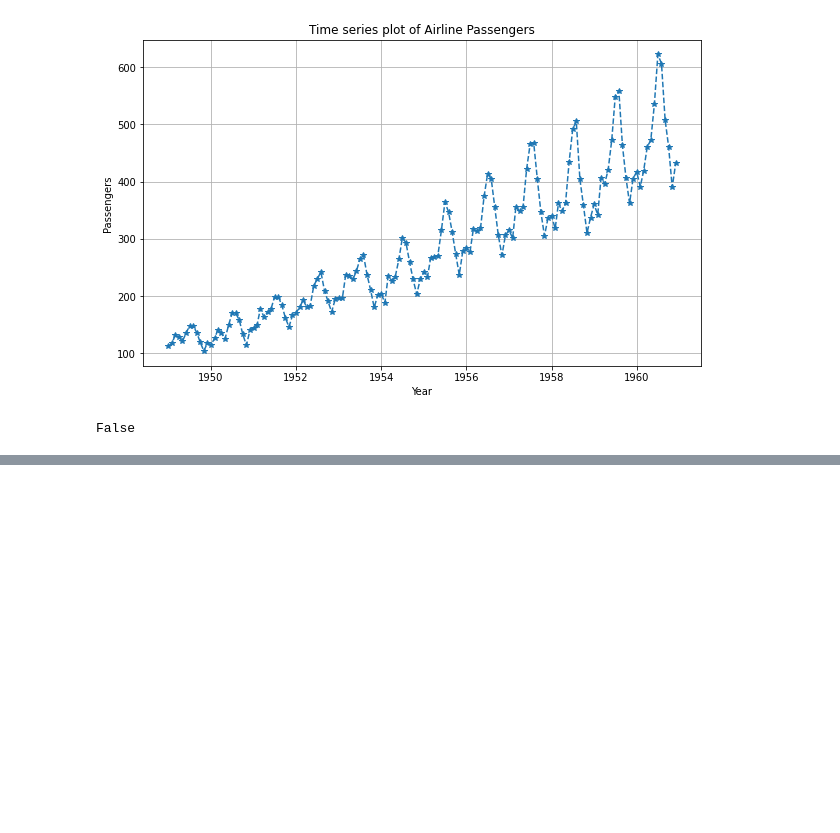
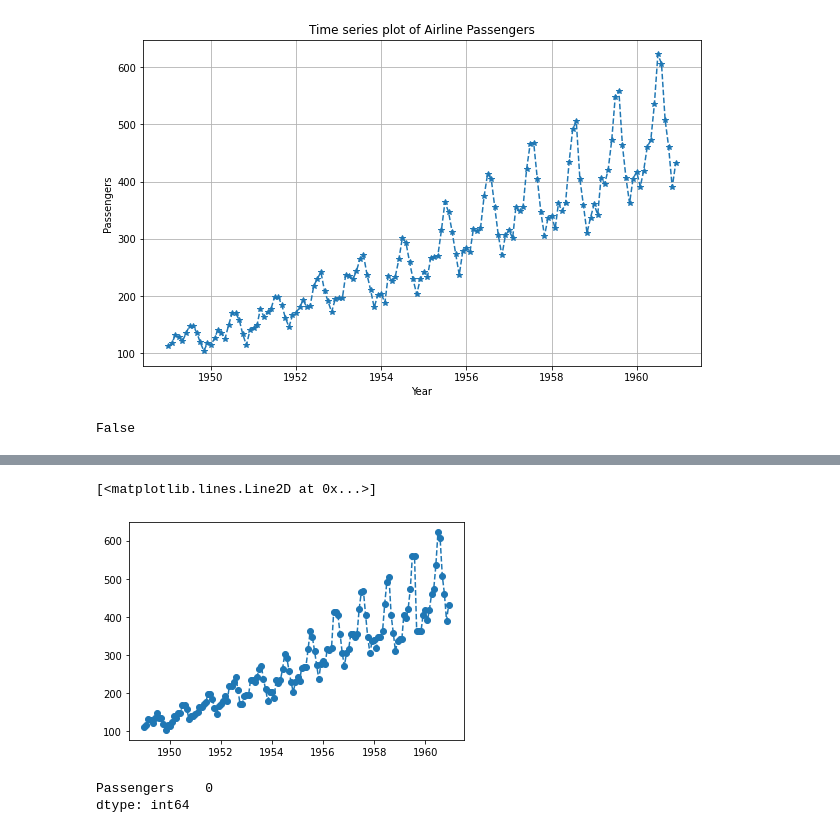
Before and after one commit to victoruwazurike1/Hamoye_Internship_Notebooks, a Jupyter notebook: hamoye_wrangling_time_series.ipynb, the cells around one changed output, grey strips where cells are left out. Cells and saved outputs as stored; diff of their text form; code cells hidden in the pictures; blank space fills up the shorter version.

```diff
--- a/hamoye_wrangling_time_series.ipynb
+++ b/hamoye_wrangling_time_series.ipynb
@@ -39,0 +70,12 @@ False
+# %%
+plt.plot(df.index, df_copy_bfill.Passengers, '--', marker = 'o')
+# %% [output]
+[<matplotlib.lines.Line2D at 0x...>]
+[figure, added]
+# %%
+# Let us also try filling missing dta by interpolation(forward and backward)
+df_copy_LIF = df_copy.interpolate(method = 'linear', limit_direction = 'forward')
+df_copy_LIF.isnull().sum()
+# %% [output]
+Passengers    0
+dtype: int64
```
Also changed, not shown: parts of 19 cells of this notebook.
